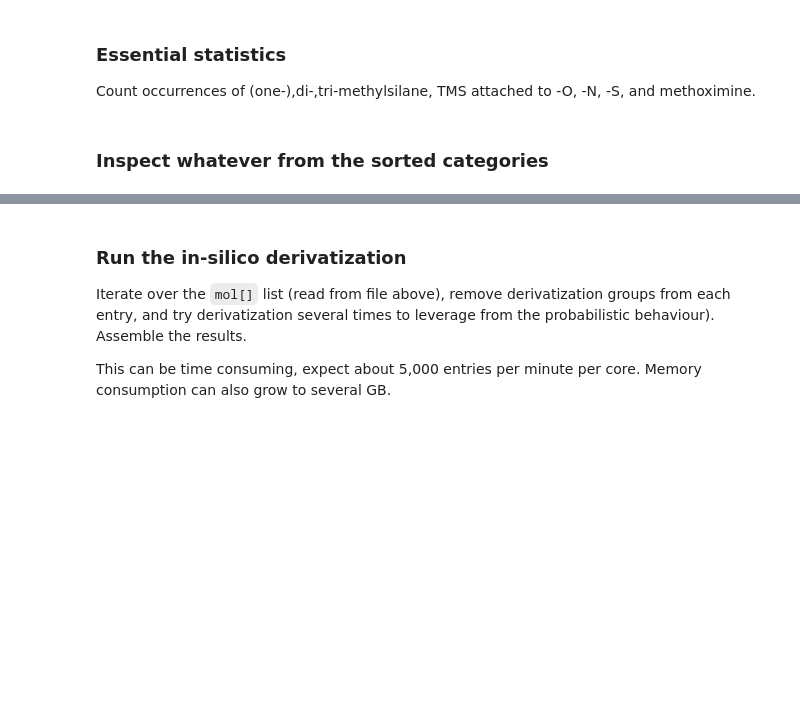
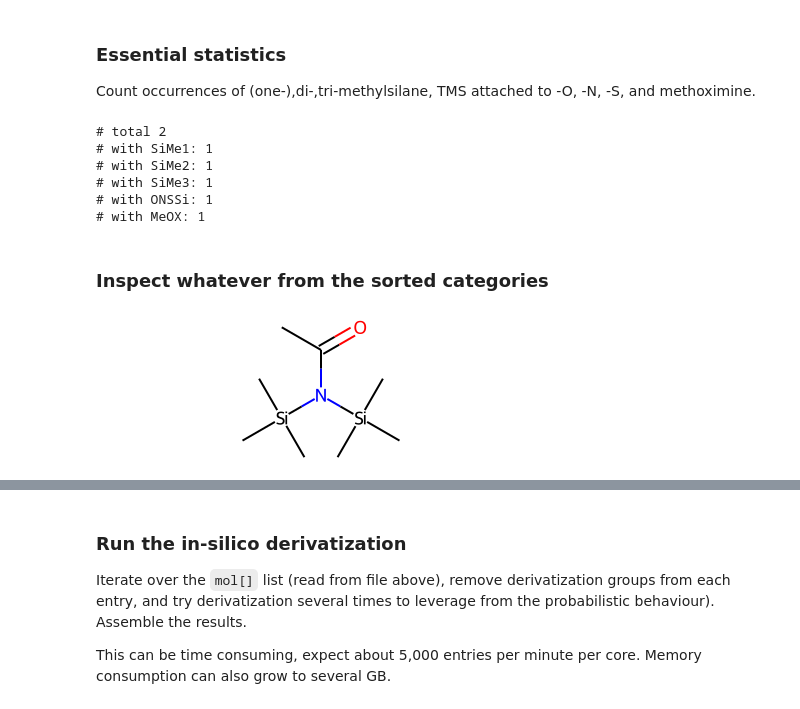
Before and after one commit to maximskorik/gc_derivatization, a Jupyter notebook: example/derivatization.ipynb, the cells around one changed output, grey strips where cells are left out. Drawn from its saved outputs; the diff is of its cells as text; code cells hidden in the pictures; blank space fills up the shorter version.

```diff
--- a/example/derivatization.ipynb
+++ b/example/derivatization.ipynb
@@ -108,31 +108,43 @@ read_input_file(filename)
 
 Count occurrences of (one-),di-,tri-methylsilane, TMS attached to -O, -N, -S, and methoximine.
 # %%
-SiMe1=Chem.MolFromSmarts('[Si][CH3]')
-SiMe2=Chem.MolFromSmarts('[Si]([CH3])[CH3]')
-SiMe3=Chem.MolFromSmarts('[Si]([CH3])([CH3])[CH3]')
-ONSSi=Chem.MolFromSmarts('[O,N,S][Si]([CH3])([CH3])[CH3]')
+num_of_subs = {
+    "SiMe1" : Chem.MolFromSmarts('[Si][CH3]'),
+    "SiMe2" : Chem.MolFromSmarts('[Si]([CH3])[CH3]'),
+    "SiMe3" : Chem.MolFromSmarts('[Si]([CH3])([CH3])[CH3]'),
+    "ONSSi" : Chem.MolFromSmarts('[O,N,S][Si]([CH3])([CH3])[CH3]'),
+    "MeOX"  : Chem.MolFromSmiles('CC1CO1')
+}
 
 print('# total',len(read_input_file(filename)))
-with_sime1 = list(filter(lambda m: m[1].HasSubstructMatch(SiMe1),mols))
-print("# with SiMe:", len(with_sime1))
-with_sime2 = list(filter(lambda m: m[1].HasSubstructMatch(SiMe2),mols))
+
+with_sime1 = list(filter(lambda m: m[1].HasSubstructMatch(num_of_subs['SiMe1']),read_input_file(filename)))
+print("# with SiMe1:", len(with_sime1))
+
+with_sime2 = list(filter(lambda m: m[1].HasSubstructMatch(num_of_subs['SiMe2']),read_input_file(filename)))
 print("# with SiMe2:", len(with_sime2))
-with_sime3 = list(filter(lambda m: m[1].HasSubstructMatch(SiMe3),mols))
+
+with_sime3 = list(filter(lambda m: m[1].HasSubstructMatch(num_of_subs['SiMe3']),read_input_file(filename)))
 print("# with SiMe3:", len(with_sime3))
-with_onssi = list(filter(lambda m: m[1].HasSubstructMatch(ONSSi),mols))
+
+with_onssi = list(filter(lambda m: m[1].HasSubstructMatch(num_of_subs['ONSSi']),read_input_file(filename)))
 print("# with ONSSi:", len(with_onssi))
 
-MeOX=Chem.MolFromSmiles('CC1CO1')
-with_meox = list(filter(lambda m: m[1].HasSubstructMatch(MeOX),mols))
+with_meox = list(filter(lambda m: m[1].HasSubstructMatch(num_of_subs['MeOX']),read_input_file(filename)))
 print("# with MeOX:", len(with_meox))
-
-print(with_meox[0][0])
-print(with_meox[0][1])
+# %% [output]
+# total 2
+# with SiMe1: 1
+# with SiMe2: 1
+# with SiMe3: 1
+# with ONSSi: 1
+# with MeOX: 1
 # %% [markdown]
 ### Inspect whatever from the sorted categories
 # %%
 
-with_sime2[0][1]
+with_sime1[0][1]
+# %% [output]
+[figure, added]
 # %%
 draw3d(with_sime3[0][1])
```
Also changed, not shown: parts of 10 cells of this notebook.
